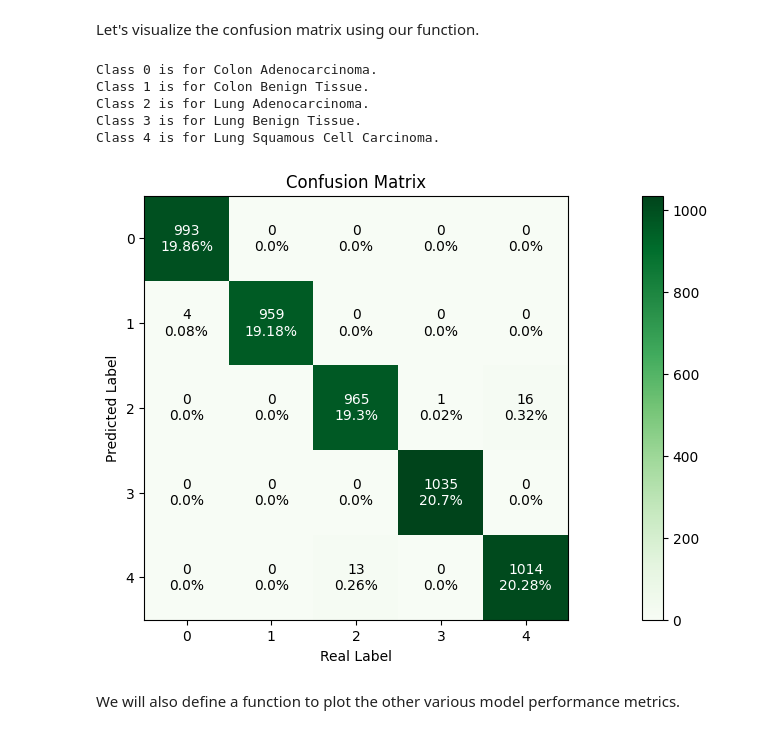
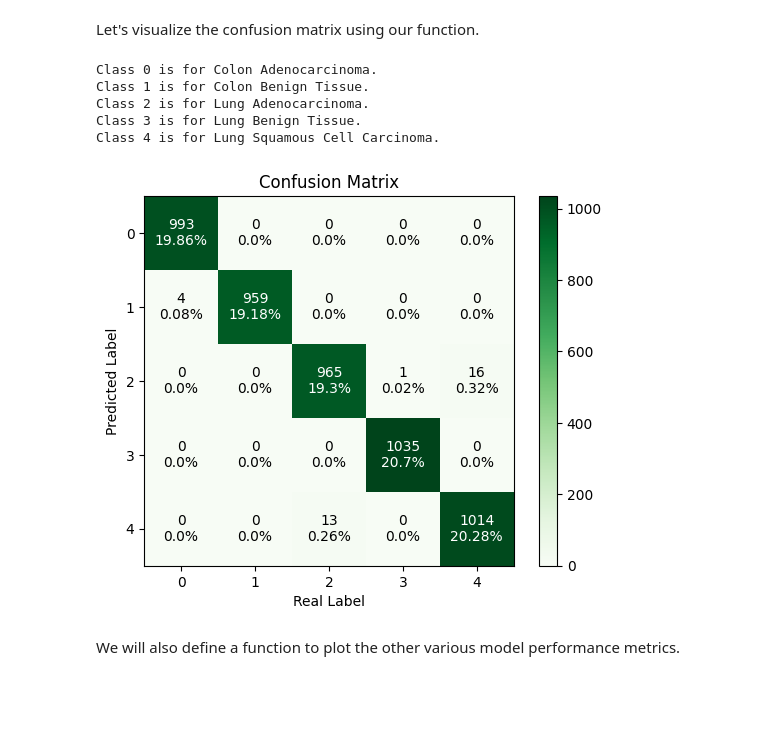
Before and after one commit to velimirkovacic/cancer-detection-project, a Jupyter notebook: projekt.ipynb, the cells around one changed output. Cells and saved outputs as stored; diff of their text form; code cells hidden in the pictures; blank space fills up the shorter version.

Commit message:
add images

```diff
--- a/projekt.ipynb
+++ b/projekt.ipynb
@@ -298,10 +298,9 @@ resnet50_class_predictions = get_class_predictions(resnet50_model)
 # %% [markdown]
 To visualize the confusion matrix, we will first create a function that calculates it and displays it in a nice format.
 # %%
-def show_confusion_matrix(class_predictions):
+def show_confusion_matrix(class_predictions, save_path=None):
     confusiom_mat = confusion_matrix(test_generator.classes, class_predictions)
 
-    plt.figure(figsize=(15, 5))
     plt.imshow(confusiom_mat, cmap=plt.cm.Greens)
     plt.title("Confusion Matrix")
     plt.colorbar()
@@ -309,7 +308,6 @@ def show_confusion_matrix(class_predictions):
     for i, val in enumerate(test_generator.class_indices.keys()):
         print(f"Class {i} is for {val}.")
 
-    plt.tight_layout()
     plt.xlabel('Real Label')
     plt.ylabel('Predicted Label')
 
@@ -321,18 +319,21 @@ def show_confusion_matrix(class_predictions):
             text = f"{confusiom_mat[i, j]}\n{percentage}%"
             plt.text(j, i, text, horizontalalignment="center", verticalalignment="center", color=cm_color(confusiom_mat[i, j]))
 
+    if save_path:
+        plt.savefig(save_path)
+
     return confusiom_mat
 # %% [markdown]
 Let's visualize the confusion matrix using our function.
 # %%
-resnet50_conf_matrix = show_confusion_matrix(resnet50_class_predictions)
+resnet50_conf_matrix = show_confusion_matrix(resnet50_class_predictions, f'./images/{resnet50_model.name}/confusion_matrix.png')
 # %% [output]
 Class 0 is for Colon Adenocarcinoma.
 Class 1 is for Colon Benign Tissue.
 Class 2 is for Lung Adenocarcinoma.
 Class 3 is for Lung Benign Tissue.
 Class 4 is for Lung Squamous Cell Carcinoma.
-[figure, old version]
+[figure, new version]
 # %% [markdown]
 We will also define a function to plot the other various model performance metrics.
 # %%
```
Also changed, not shown: parts of 8 cells of this notebook, 5 other files.
